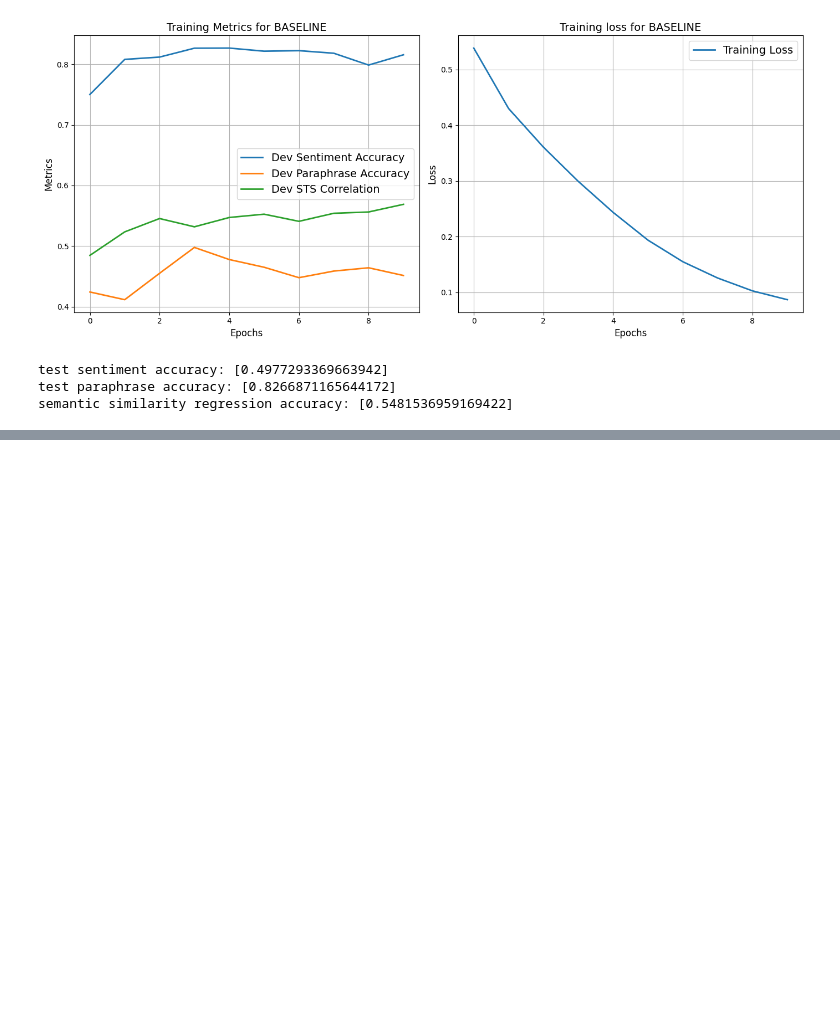
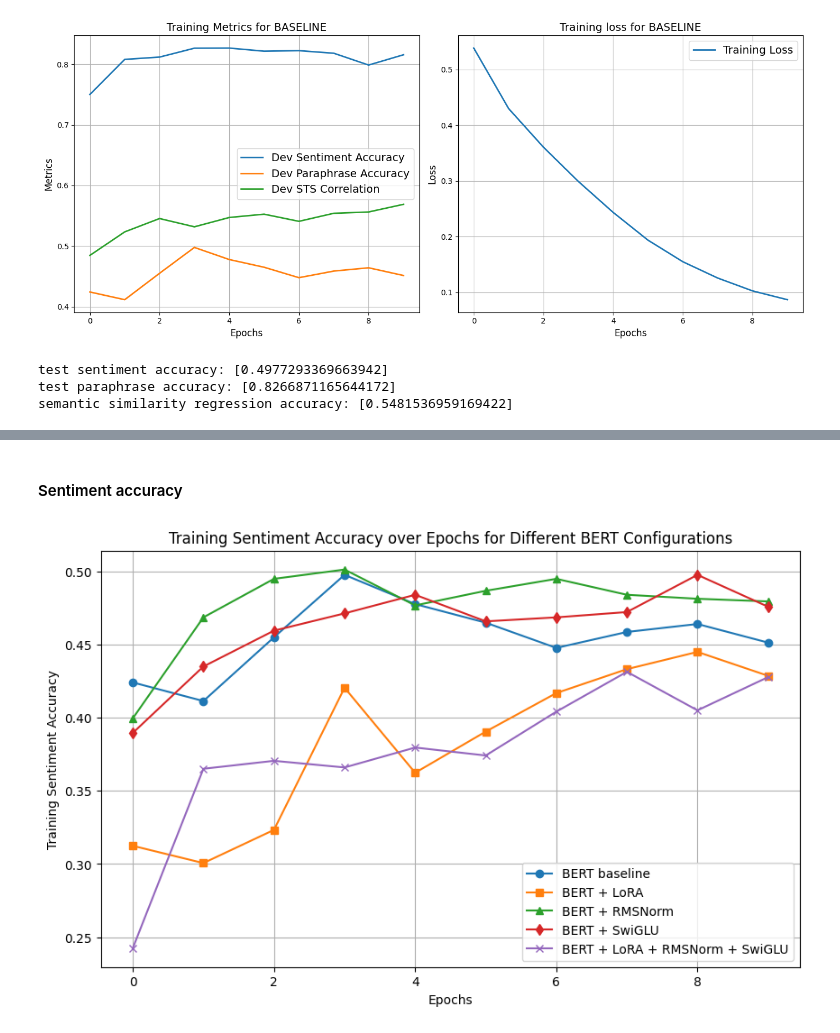
Before and after one commit to ntliam/cs310-minbert, a Jupyter notebook: multi_combined.ipynb, the cells around one changed output, grey strips where cells are left out. Cells and saved outputs as stored; diff of their text form; code cells hidden in the pictures; blank space fills up the shorter version.

```diff
--- a/multi_combined.ipynb
+++ b/multi_combined.ipynb
@@ -115,0 +170,20 @@ semantic similarity regression accuracy: [0.5481536959169422]
+# %% [markdown]
+#### Sentiment accuracy
+# %%
+# Plotting the training sentiment accuracy for each model configuration
+plt.figure(figsize=(10, 6))
+
+plt.plot(epochs_0, train_sentiment_acc_0, label='BERT baseline', marker='o')
+plt.plot(epochs_1, train_sentiment_acc_1, label='BERT + LoRA', marker='s')
+plt.plot(epochs_2, train_sentiment_acc_2, label='BERT + RMSNorm', marker='^')
+plt.plot(epochs_3, train_sentiment_acc_3, label='BERT + SwiGLU', marker='d')
+plt.plot(epochs_4, train_sentiment_acc_4, label='BERT + LoRA + RMSNorm + SwiGLU', marker='x')
+
+plt.xlabel('Epochs')
+plt.ylabel('Training Sentiment Accuracy')
+plt.title('Training Sentiment Accuracy over Epochs for Different BERT Configurations')
+plt.legend()
+plt.grid(True)
+plt.show()
+# %% [output]
+[figure, added]
```
Also changed, not shown: parts of 11 cells of this notebook, 14 other files.
